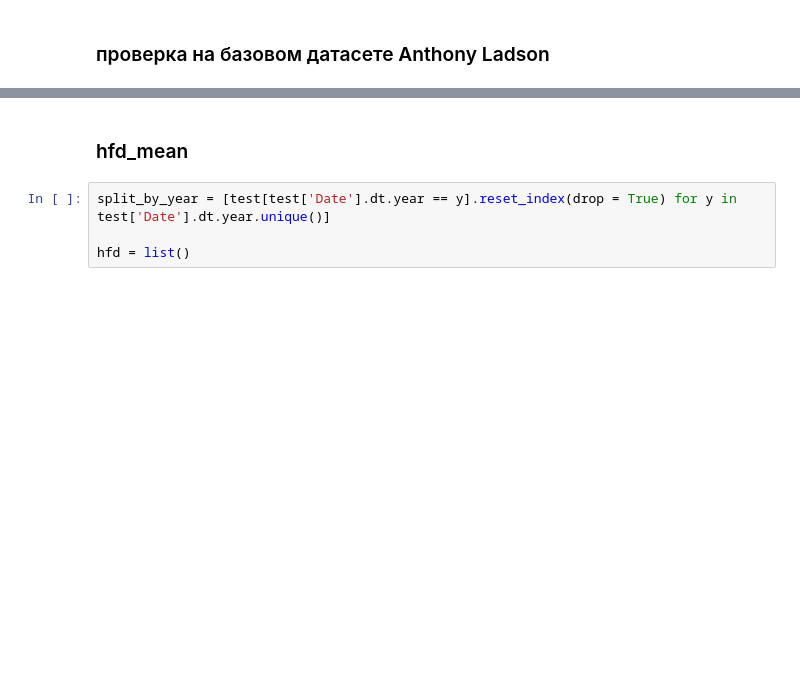
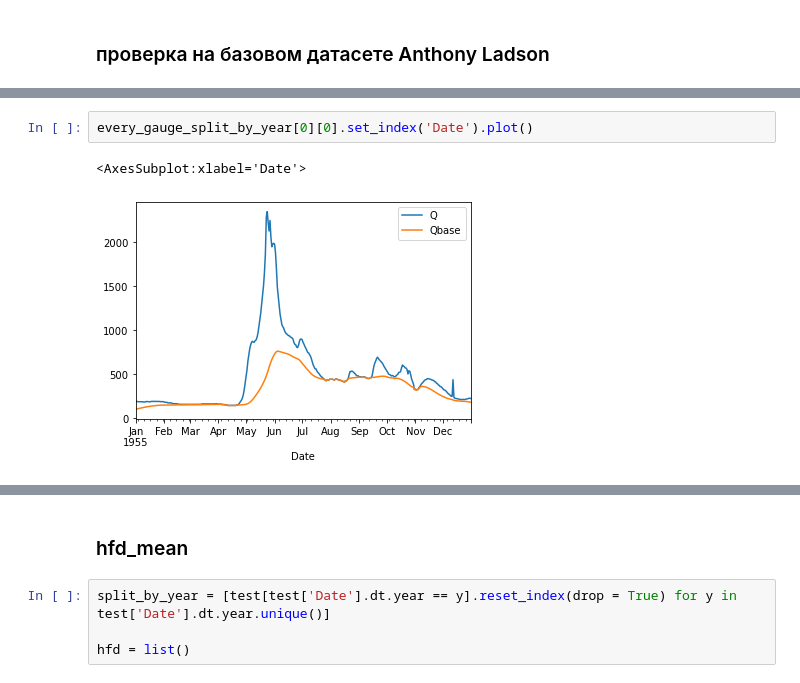
Before and after one commit to dmbrmv/camels_ru, a Jupyter notebook: hydro.ipynb, the cells around one changed output, grey strips where cells are left out. Drawn from its saved outputs; the diff is of its cells as text; blank space fills up the shorter version.

```diff
--- a/hydro.ipynb
+++ b/hydro.ipynb
@@ -454,0 +647,5 @@ for i in split_by_year:
+# %%
+every_gauge_split_by_year[0][0].set_index('Date').plot()
+# %% [output]
+<AxesSubplot:xlabel='Date'>
+[figure, added]
```
Also changed, not shown: parts of 36 cells of this notebook.
